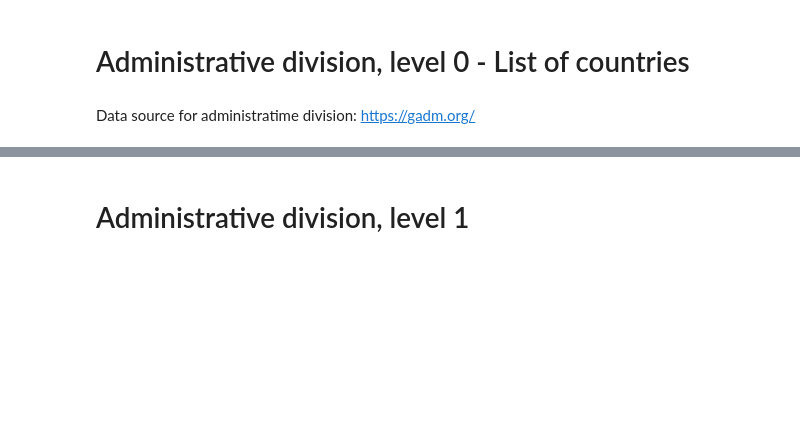
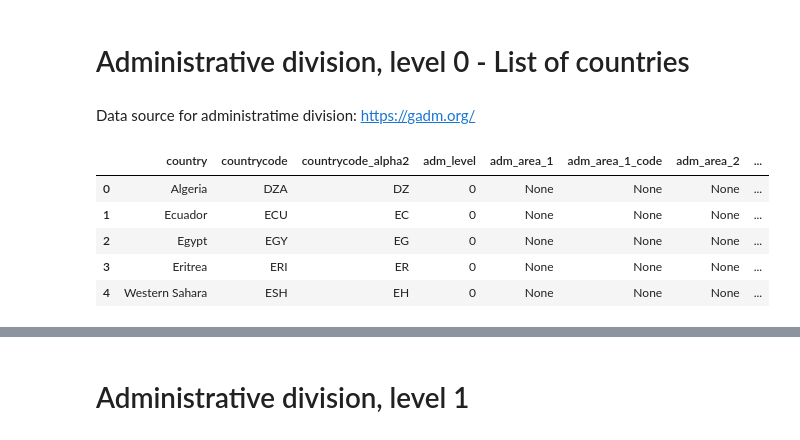
Before and after one commit to covid19db/data-archive, a Jupyter notebook: jupyter-examples/covid19db-administrative_division.ipynb, the cells around one changed output, grey strips where cells are left out. Saved outputs shown, nothing was run; the diff lists cells and outputs as text; code cells hidden in the pictures; blank space fills up the shorter version.

```diff
--- a/jupyter-examples/covid19db-administrative_division.ipynb
+++ b/jupyter-examples/covid19db-administrative_division.ipynb
@@ -75,5 +60,13 @@ def plot_administrative_division(data, cmap='Blues', add_text=False):
 # %%
 admin_0_data = get_administrative_division(level=0)
+admin_0_data.head()
+# %% [output]
+|  | country | countrycode | countrycode_alpha2 | adm_level | adm_area_1 | adm_area_1_code | adm_area_2 | ... |
+| 0 | Algeria | DZA | DZ | 0 | None | None | None | ... |
+| 1 | Ecuador | ECU | EC | 0 | None | None | None | ... |
+| 2 | Egypt | EGY | EG | 0 | None | None | None | ... |
+| 3 | Eritrea | ERI | ER | 0 | None | None | None | ... |
+| 4 | Western Sahara | ESH | EH | 0 | None | None | None | ... |
 # %%
 choropleth_administrative_division(admin_0_data, 'area', add_text=False)
 # %% [output]
```
Also changed, not shown: parts of 20 cells of this notebook.
